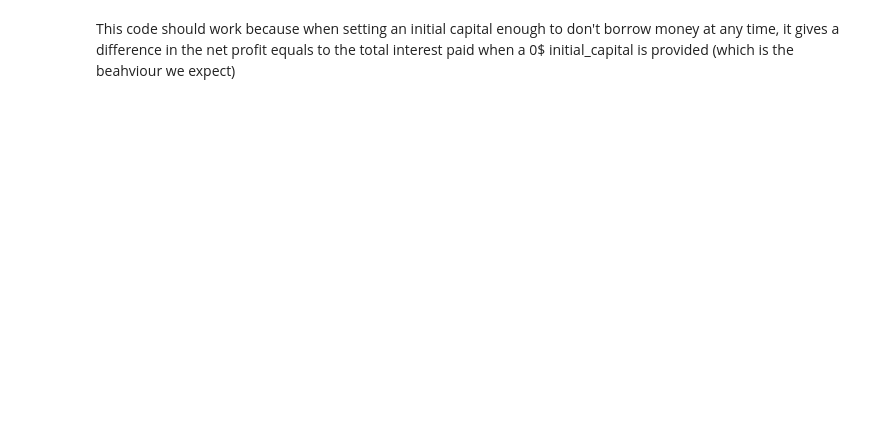
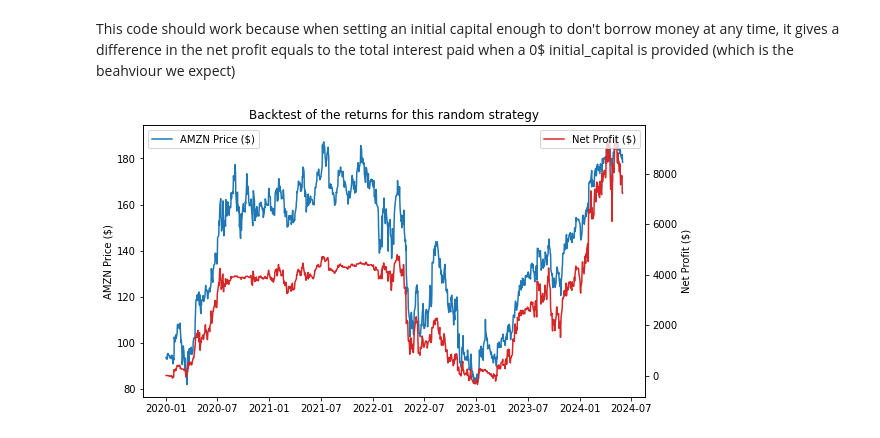
Before and after one commit to AndresMireles/BacktestingEngine, a Jupyter notebook: Backtesting Engine v1.ipynb, the cells around one changed output. Cells and saved outputs as stored; diff of their text form; code cells hidden in the pictures; blank space fills up the shorter version.

```diff
--- a/Backtesting Engine v1.ipynb
+++ b/Backtesting Engine v1.ipynb
@@ -413,2 +414,19 @@ Net profit in the selected period: 378.744$
 # %% [markdown]
 This code should work because when setting an initial capital enough to don't borrow money at any time, it gives a difference in the net profit equals to the total interest paid when a 0$ initial_capital is provided (which is the beahviour we expect)
+# %%
+import matplotlib.pyplot as plt
+
+fig, ax1 = plt.subplots(figsize=(9, 5))
+ax1.set_ylabel(f"{stock_name_sample} Price ($)")
+ax1.plot(data["Date"], data["Open"], color='tab:blue', label=f"{stock_name_sample} Price ($)")
+ax1.legend(loc='upper left')
+
+ax2 = ax1.twinx()
+ax2.set_ylabel("Net Profit ($)")
+ax2.plot(data["Date"], data["Net profit ($)"], color='tab:red', label="Net Profit ($)")
+ax2.legend(loc='upper right')
+
+plt.title("Backtest of the returns for this random strategy")
+plt.show()
+# %% [output]
+[figure, added]
```
Also changed, not shown: parts of 3 cells of this notebook, 4 other files.
